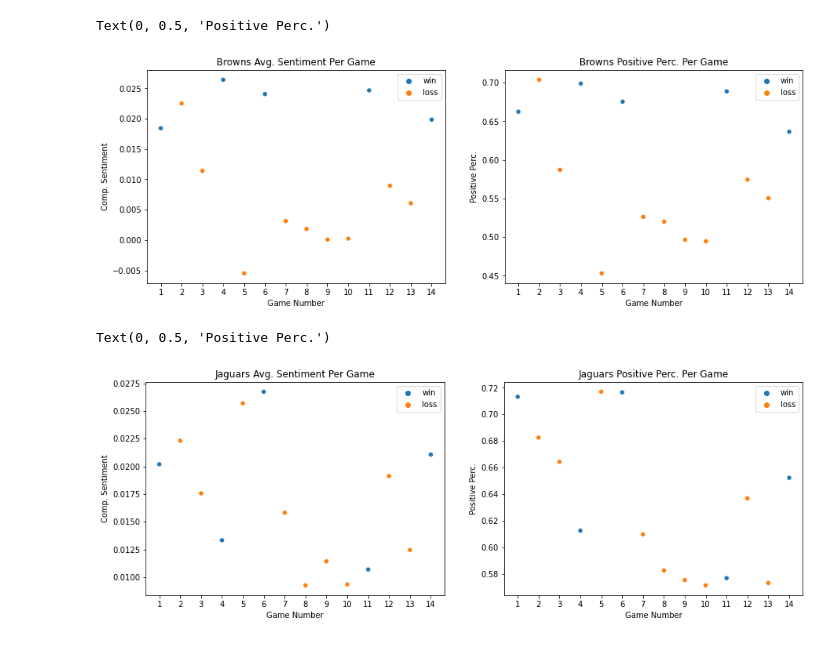
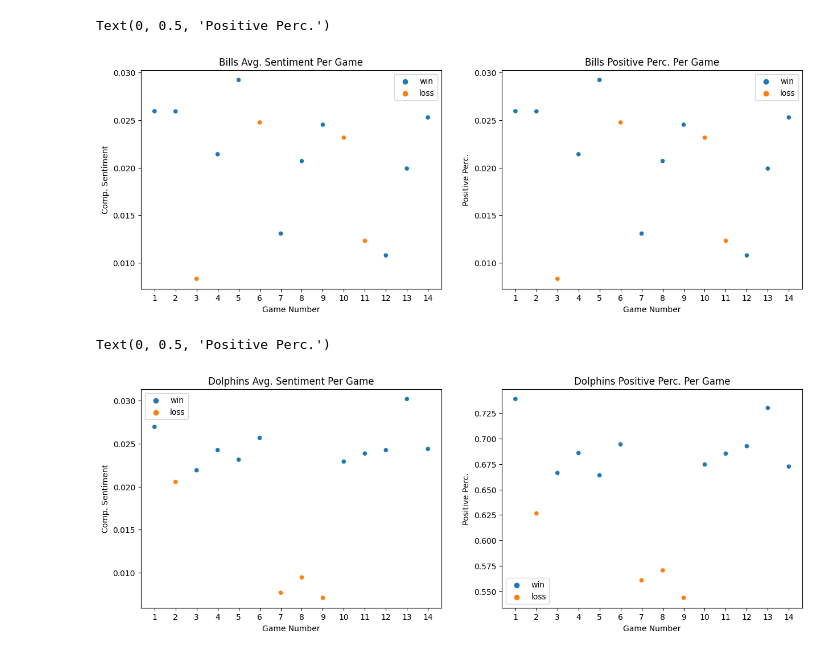
Before and after one commit to CAGeorge0418/CSCI4502_Project, a Jupyter notebook: BillsDolphins_Comp_avg.ipynb, the cells around one changed output. Saved outputs shown, nothing was run; the diff lists cells and outputs as text; code cells hidden in the pictures.

Commit message:
comp avg bills dolphs

```diff
--- a/BillsDolphins_Comp_avg.ipynb
+++ b/BillsDolphins_Comp_avg.ipynb
@@ -46,44 +46,44 @@ jags_csvs
 # %%
-browns_dfs_avg_comps = [df['Compound_Sentiment_Score'].sum()/df.size for df in browns_dfs]
-browns_dfs_avg_comps_reordered = [browns_dfs_avg_comps[11],browns_dfs_avg_comps[12],browns_dfs_avg_comps[13],browns_dfs_avg_comps[2],browns_dfs_avg_comps[3],browns_dfs_avg_comps[4], browns_dfs_avg_comps[5], browns_dfs_avg_comps[6], browns_dfs_avg_comps[7], browns_dfs_avg_comps[8], browns_dfs_avg_comps[9], browns_dfs_avg_comps[10],browns_dfs_avg_comps[0], browns_dfs_avg_comps[1]]
-browns_dfs_win_perc = [df.loc[df['Positive_Sentiment']==True].shape[0]/df.shape[0] for df in browns_dfs]
-browns_dfs_win_percs_reordered = [browns_dfs_win_perc[11],browns_dfs_win_perc[12],browns_dfs_win_perc[13],browns_dfs_win_perc[2],browns_dfs_win_perc[3],browns_dfs_win_perc[4], browns_dfs_win_perc[5], browns_dfs_win_perc[6], browns_dfs_win_perc[7], browns_dfs_win_perc[8], browns_dfs_win_perc[9], browns_dfs_win_perc[10],browns_dfs_win_perc[0], browns_dfs_win_perc[1]]
-browns_wl = ['win', 'loss', 'loss', 'win', 'loss', 'win', 'loss', 'loss', 'loss', 'loss', 'win', 'loss', 'loss', 'win']
+bills_dfs_avg_comps = [df['Compound_Sentiment_Score'].sum()/df.size for df in bills_dfs]
+bills_dfs_avg_comps_reordered = [bills_dfs_avg_comps[11],bills_dfs_avg_comps[12],bills_dfs_avg_comps[13],bills_dfs_avg_comps[2],bills_dfs_avg_comps[3],bills_dfs_avg_comps[4], bills_dfs_avg_comps[5], bills_dfs_avg_comps[6], bills_dfs_avg_comps[7], bills_dfs_avg_comps[8], bills_dfs_avg_comps[9], bills_dfs_avg_comps[10],bills_dfs_avg_comps[0], bills_dfs_avg_comps[1]]
+bills_dfs_win_perc = [df.loc[df['Positive_Sentiment']==True].shape[0]/df.shape[0] for df in bills_dfs]
+bills_dfs_win_percs_reordered = [bills_dfs_win_perc[11],bills_dfs_win_perc[12],bills_dfs_win_perc[13],bills_dfs_win_perc[2],bills_dfs_win_perc[3],bills_dfs_win_perc[4], bills_dfs_win_perc[5], bills_dfs_win_perc[6], bills_dfs_win_perc[7], bills_dfs_win_perc[8], bills_dfs_win_perc[9], bills_dfs_win_perc[10],bills_dfs_win_perc[0], bills_dfs_win_perc[1]]
+bills_wl = ['win', 'win', 'loss', 'win', 'win', 'loss', 'win', 'win', 'win', 'loss', 'loss', 'win', 'win', 'win']
 
-jags_dfs_avg_comps = [df['Compound_Sentiment_Score'].sum()/df.size for df in jags_dfs]
-jags_dfs_avg_comps_reordered = [jags_dfs_avg_comps[11],jags_dfs_avg_comps[12],jags_dfs_avg_comps[13],jags_dfs_avg_comps[2],jags_dfs_avg_comps[3],jags_dfs_avg_comps[4], jags_dfs_avg_comps[5], jags_dfs_avg_comps[6], jags_dfs_avg_comps[7], jags_dfs_avg_comps[8], jags_dfs_avg_comps[9], jags_dfs_avg_comps[10],jags_dfs_avg_comps[0], jags_dfs_avg_comps[1]]
-jags_dfs_win_perc = [df.loc[df['Positive_Sentiment']==True].shape[0]/df.shape[0] for df in jags_dfs]
-jags_dfs_win_percs_reordered = [jags_dfs_win_perc[11],jags_dfs_win_perc[12],jags_dfs_win_perc[13],jags_dfs_win_perc[2],jags_dfs_win_perc[3],jags_dfs_win_perc[4], jags_dfs_win_perc[5], jags_dfs_win_perc[6], jags_dfs_win_perc[7], jags_dfs_win_perc[8], jags_dfs_win_perc[9], jags_dfs_win_perc[10],jags_dfs_win_perc[0], jags_dfs_win_perc[1]]
-jags_wl = ['win', 'loss', 'loss', 'win', 'loss', 'win', 'loss', 'loss', 'loss', 'loss', 'win', 'loss', 'loss', 'win']
+dolphins_dfs_avg_comps = [df['Compound_Sentiment_Score'].sum()/df.size for df in dolphins_dfs]
+dolphins_dfs_avg_comps_reordered = [dolphins_dfs_avg_comps[11],dolphins_dfs_avg_comps[12],dolphins_dfs_avg_comps[13],dolphins_dfs_avg_comps[2],dolphins_dfs_avg_comps[3],dolphins_dfs_avg_comps[4], dolphins_dfs_avg_comps[5], dolphins_dfs_avg_comps[6], dolphins_dfs_avg_comps[7], dolphins_dfs_avg_comps[8], dolphins_dfs_avg_comps[9], dolphins_dfs_avg_comps[10],dolphins_dfs_avg_comps[0], dolphins_dfs_avg_comps[1]]
+dolphins_dfs_win_perc = [df.loc[df['Positive_Sentiment']==True].shape[0]/df.shape[0] for df in dolphins_dfs]
+dolphins_dfs_win_percs_reordered = [dolphins_dfs_win_perc[11],dolphins_dfs_win_perc[12],dolphins_dfs_win_perc[13],dolphins_dfs_win_perc[2],dolphins_dfs_win_perc[3],dolphins_dfs_win_perc[4], dolphins_dfs_win_perc[5], dolphins_dfs_win_perc[6], dolphins_dfs_win_perc[7], dolphins_dfs_win_perc[8], dolphins_dfs_win_perc[9], dolphins_dfs_win_perc[10],dolphins_dfs_win_perc[0], dolphins_dfs_win_perc[1]]
+dolphins_wl = ['win', 'loss', 'win', 'win', 'win', 'win', 'loss', 'loss', 'loss', 'win', 'win', 'win', 'win', 'win']
 # %%
-fig, (browns_plot_1, browns_plot_2) = plt.subplots(1,2,figsize=(15,5))
-sns.scatterplot(ax=browns_plot_1 , x=range(len(browns_dfs_avg_comps))+np.ones(len(browns_dfs_avg_comps)), y=browns_dfs_avg_comps_reordered, hue=browns_wl)
-browns_plot_1.set_title('Browns Avg. Sentiment Per Game')
-browns_plot_1.set_xlabel('Game Number')
-browns_plot_1.set_xticks(range(len(browns_dfs_avg_comps))+np.ones(len(browns_dfs_avg_comps)))
-browns_plot_1.set_ylabel('Comp. Sentiment')
+fig, (bills_plot_1, bills_plot_2) = plt.subplots(1,2,figsize=(15,5))
+sns.scatterplot(ax=bills_plot_1 , x=range(len(bills_dfs_avg_comps))+np.ones(len(bills_dfs_avg_comps)), y=bills_dfs_avg_comps_reordered, hue=bills_wl)
+bills_plot_1.set_title('Bills Avg. Sentiment Per Game')
+bills_plot_1.set_xlabel('Game Number')
+bills_plot_1.set_xticks(range(len(bills_dfs_avg_comps))+np.ones(len(bills_dfs_avg_comps)))
+bills_plot_1.set_ylabel('Comp. Sentiment')
 
-sns.scatterplot(ax=browns_plot_2 , x=range(len(browns_dfs_win_perc))+np.ones(len(browns_dfs_win_perc)), y=browns_dfs_win_percs_reordered, hue=browns_wl)
-browns_plot_2.set_title('Browns Positive Perc. Per Game')
-browns_plot_2.set_xlabel('Game Number')
-browns_plot_2.set_xticks(range(len(browns_dfs_win_perc))+np.ones(len(browns_dfs_win_perc)))
-browns_plot_2.set_ylabel('Positive Perc.')
+sns.scatterplot(ax=bills_plot_2 , x=range(len(bills_dfs_win_perc))+np.ones(len(bills_dfs_win_perc)), y=bills_dfs_avg_comps_reordered, hue=bills_wl)
+bills_plot_2.set_title('Bills Positive Perc. Per Game')
+bills_plot_2.set_xlabel('Game Number')
+bills_plot_2.set_xticks(range(len(bills_dfs_win_perc))+np.ones(len(bills_dfs_win_perc)))
+bills_plot_2.set_ylabel('Positive Perc.')
 # %% [output]
 Text(0, 0.5, 'Positive Perc.')
-[figure, old version]
+[figure, new version]
 # %%
-fig, (jags_plot_1, jags_plot_2) = plt.subplots(1,2,figsize=(15,5))
-sns.scatterplot(ax=jags_plot_1 , x=range(len(jags_dfs_avg_comps))+np.ones(len(jags_dfs_avg_comps)), y=jags_dfs_avg_comps_reordered, hue=jags_wl)
-jags_plot_1.set_title('Jaguars Avg. Sentiment Per Game')
-jags_plot_1.set_xlabel('Game Number')
-jags_plot_1.set_xticks(range(len(jags_dfs_avg_comps))+np.ones(len(jags_dfs_avg_comps)))
-jags_plot_1.set_ylabel('Comp. Sentiment')
+fig, (dolphins_plot_1, dolphins_plot_2) = plt.subplots(1,2,figsize=(15,5))
+sns.scatterplot(ax=dolphins_plot_1 , x=range(len(dolphins_dfs_avg_comps))+np.ones(len(dolphins_dfs_avg_comps)), y=dolphins_dfs_avg_comps_reordered, hue=dolphins_wl)
+dolphins_plot_1.set_title('Dolphins Avg. Sentiment Per Game')
+dolphins_plot_1.set_xlabel('Game Number')
+dolphins_plot_1.set_xticks(range(len(dolphins_dfs_avg_comps))+np.ones(len(dolphins_dfs_avg_comps)))
+dolphins_plot_1.set_ylabel('Comp. Sentiment')
 
-sns.scatterplot(ax=jags_plot_2 , x=range(len(jags_dfs_win_perc))+np.ones(len(jags_dfs_win_perc)), y=jags_dfs_win_percs_reordered, hue=jags_wl)
-jags_plot_2.set_title('Jaguars Positive Perc. Per Game')
-jags_plot_2.set_xlabel('Game Number')
-jags_plot_2.set_xticks(range(len(jags_dfs_win_perc))+np.ones(len(jags_dfs_win_perc)))
-jags_plot_2.set_ylabel('Positive Perc.')
+sns.scatterplot(ax=dolphins_plot_2 , x=range(len(dolphins_dfs_win_perc))+np.ones(len(dolphins_dfs_win_perc)), y=dolphins_dfs_win_percs_reordered, hue=dolphins_wl)
+dolphins_plot_2.set_title('Dolphins Positive Perc. Per Game')
+dolphins_plot_2.set_xlabel('Game Number')
+dolphins_plot_2.set_xticks(range(len(dolphins_dfs_win_perc))+np.ones(len(dolphins_dfs_win_perc)))
+dolphins_plot_2.set_ylabel('Positive Perc.')
 # %% [output]
 Text(0, 0.5, 'Positive Perc.')
-[figure, old version]
+[figure, new version]
```
Also changed, not shown: parts of 3 cells of this notebook.
